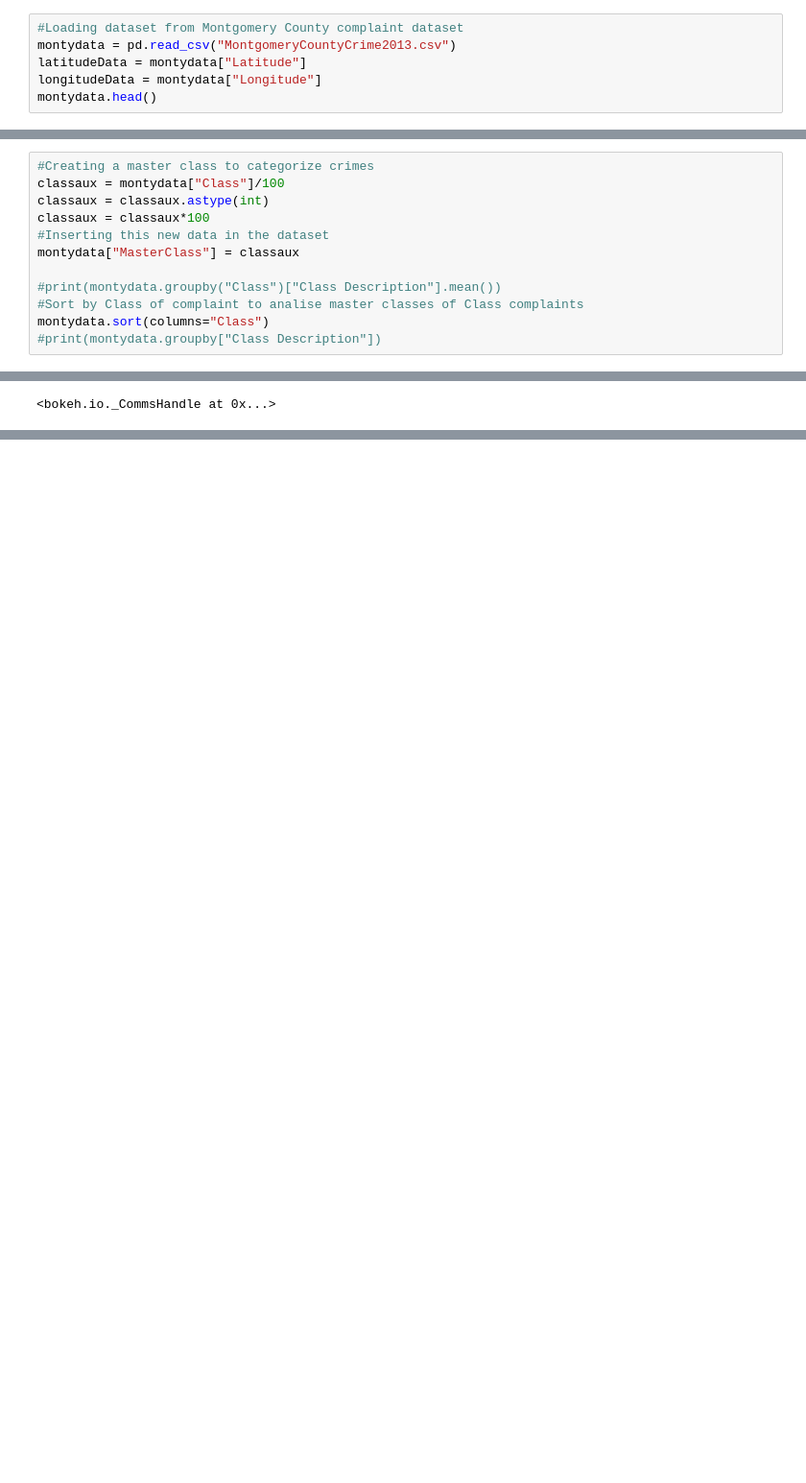
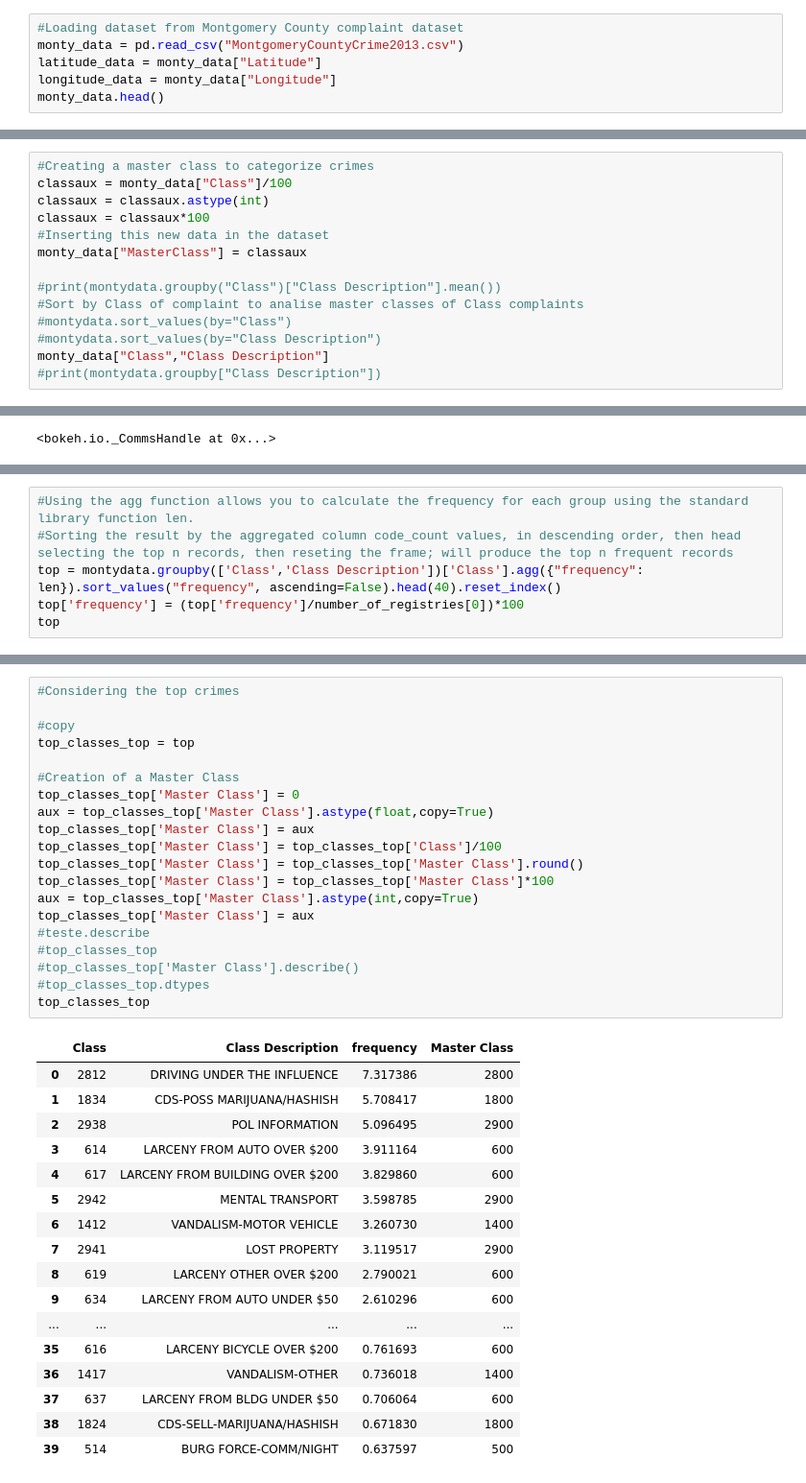
Before and after one commit to marco-olimpio/ufrn, a Jupyter notebook: EEC2006/1_CrimeProject/Finding crime patterns in Montgomery County.ipynb, the cells around one changed output, grey strips where cells are left out. Shown: that part at 96% size. Saved outputs shown, nothing was run; the diff lists cells and outputs as text; blank space fills up the shorter version.

Commit message:
Common complaints, violent crimes

```diff
--- a/EEC2006/1_CrimeProject/Finding crime patterns in Montgomery County.ipynb
+++ b/EEC2006/1_CrimeProject/Finding crime patterns in Montgomery County.ipynb
@@ -136,10 +136,10 @@ plot.api_key = "AIzaSyBFHmpkUOfk2FtDZXHVBSUUHp6LVPmI-fs"
 Load data in using read_csv function, configure which tools will be available in the plot.
 # %%
 #Loading dataset from Montgomery County complaint dataset
-montydata = pd.read_csv("MontgomeryCountyCrime2013.csv")
-latitudeData = montydata["Latitude"]
-longitudeData = montydata["Longitude"]
-montydata.head()
+monty_data = pd.read_csv("MontgomeryCountyCrime2013.csv")
+latitude_data = monty_data["Latitude"]
+longitude_data = monty_data["Longitude"]
+monty_data.head()
 # %% [output]
 |  | Incident ID | CR Number | Dispatch Date / Time | Class | Class Description | Police District Name | ... |
 | 0 | 200939101 | 13047006 | 10/02/2013 07:52:41 PM | 511 | BURG FORCE-RES/NIGHT | OTHER | ... |
@@ -152,14 +152,16 @@ montydata.head()
 Categorizing complaint classes
 # %%
 #Creating a master class to categorize crimes
-classaux = montydata["Class"]/100
+classaux = monty_data["Class"]/100
 classaux = classaux.astype(int)
 classaux = classaux*100
 #Inserting this new data in the dataset
-montydata["MasterClass"] = classaux
+monty_data["MasterClass"] = classaux
 
 #print(montydata.groupby("Class")["Class Description"].mean())
 #Sort by Class of complaint to analise master classes of Class complaints
-montydata.sort(columns="Class")
+#montydata.sort_values(by="Class")
+#montydata.sort_values(by="Class Description")
+monty_data["Class","Class Description"]
 #print(montydata.groupby["Class Description"])
 # %% [output]
@@ -205,0 +193,6 @@ show(plot,notebook_handle=True)
+# %%
+#Using the agg function allows you to calculate the frequency for each group using the standard library function len.
+#Sorting the result by the aggregated column code_count values, in descending order, then head selecting the top n records, then reseting the frame; will produce the top n frequent records
+top = montydata.groupby(['Class','Class Description'])['Class'].agg({"frequency": len}).sort_values("frequency", ascending=False).head(40).reset_index()
+top['frequency'] = (top['frequency']/number_of_registries[0])*100
+top
@@ -205,0 +230,38 @@ show(plot,notebook_handle=True)
+# %%
+#Considering the top crimes
+
+#copy
+top_classes_top = top
+
+#Creation of a Master Class
+top_classes_top['Master Class'] = 0
+aux = top_classes_top['Master Class'].astype(float,copy=True)
+top_classes_top['Master Class'] = aux
+top_classes_top['Master Class'] = top_classes_top['Class']/100
+top_classes_top['Master Class'] = top_classes_top['Master Class'].round()
+top_classes_top['Master Class'] = top_classes_top['Master Class']*100
+aux = top_classes_top['Master Class'].astype(int,copy=True)
+top_classes_top['Master Class'] = aux
+#teste.describe
+#top_classes_top
+#top_classes_top['Master Class'].describe()
+#top_classes_top.dtypes
+top_classes_top
+# %% [output]
+|  | Class | Class Description | frequency | Master Class |
+| 0 | 2812 | DRIVING UNDER THE INFLUENCE | 7.317386 | 2800 |
+| 1 | 1834 | CDS-POSS MARIJUANA/HASHISH | 5.708417 | 1800 |
+| 2 | 2938 | POL INFORMATION | 5.096495 | 2900 |
+| 3 | 614 | LARCENY FROM AUTO OVER $200 | 3.911164 | 600 |
+| 4 | 617 | LARCENY FROM BUILDING OVER $200 | 3.829860 | 600 |
+| 5 | 2942 | MENTAL TRANSPORT | 3.598785 | 2900 |
+| 6 | 1412 | VANDALISM-MOTOR VEHICLE | 3.260730 | 1400 |
+| 7 | 2941 | LOST PROPERTY | 3.119517 | 2900 |
+| 8 | 619 | LARCENY OTHER OVER $200 | 2.790021 | 600 |
+| 9 | 634 | LARCENY FROM AUTO UNDER $50 | 2.610296 | 600 |
+| ... | ... | ... | ... | ... |
+| 35 | 616 | LARCENY BICYCLE OVER $200 | 0.761693 | 600 |
+| 36 | 1417 | VANDALISM-OTHER | 0.736018 | 1400 |
+| 37 | 637 | LARCENY FROM BLDG UNDER $50 | 0.706064 | 600 |
+| 38 | 1824 | CDS-SELL-MARIJUANA/HASHISH | 0.671830 | 1800 |
+| 39 | 514 | BURG FORCE-COMM/NIGHT | 0.637597 | 500 |
```
Also changed, not shown: parts of 22 cells of this notebook.
